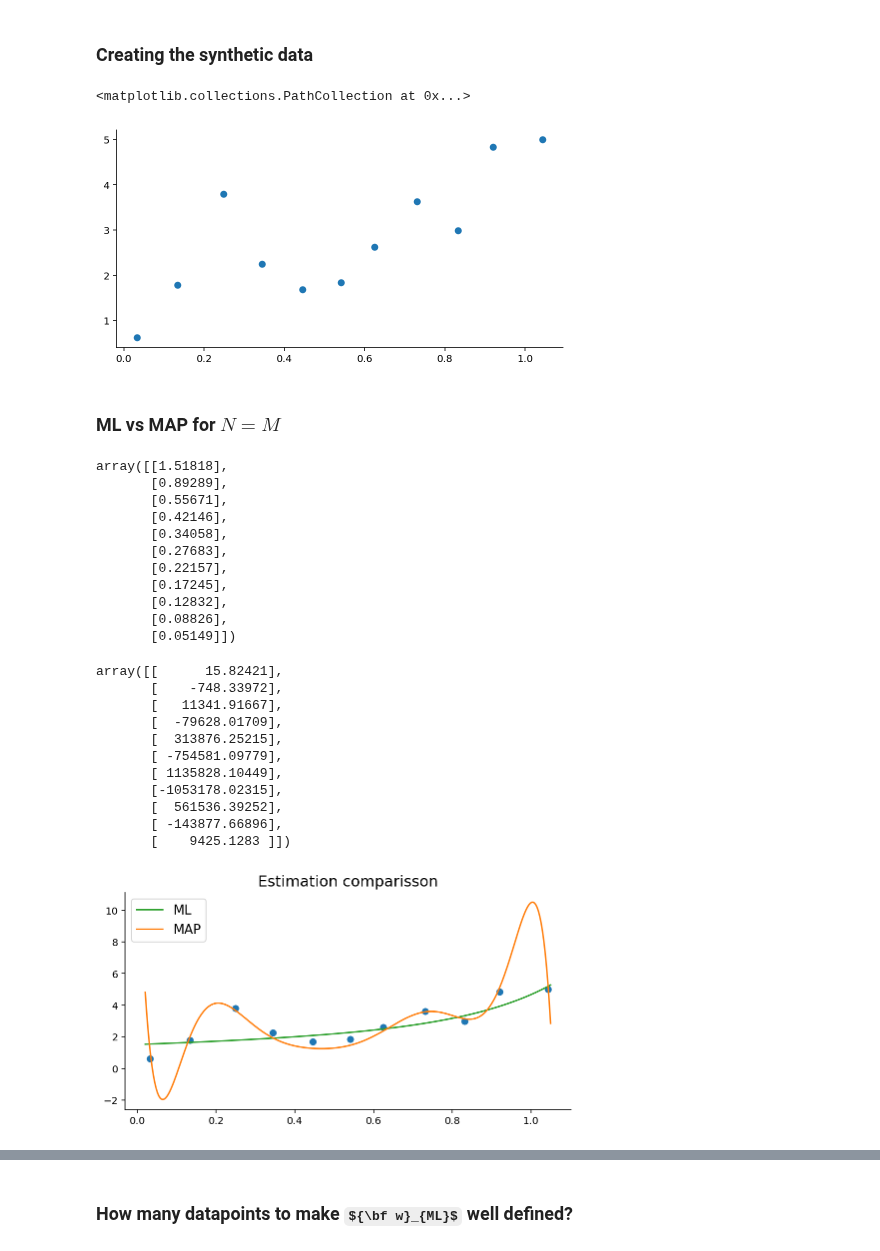
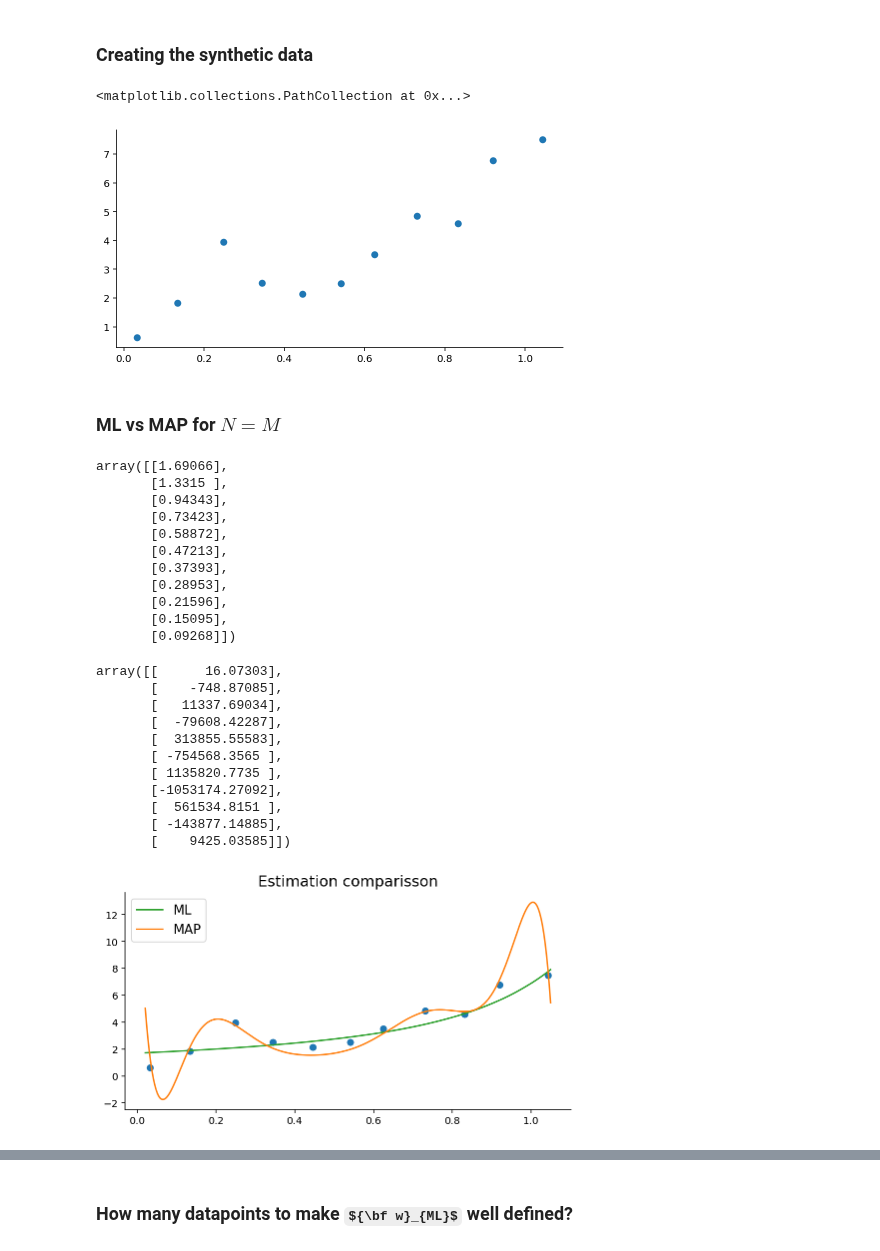
Before and after one commit to gerdm/prml, a Jupyter notebook: chapter03/ml-vs-map.ipynb, the cells around one changed output, grey strips where cells are left out. Cells and saved outputs as stored; diff of their text form; code cells hidden in the pictures; some formulas as TeX source.

```diff
--- a/chapter03/ml-vs-map.ipynb
+++ b/chapter03/ml-vs-map.ipynb
@@ -18,47 +18,47 @@ np.set_printoptions(precision=5, suppress=True)
 # %%
 seed(31415)
 N, M = 11, 11
 α = 1.3
 x = np.linspace(0, 1, N) + np.random.rand(N) * 0.05
-t = 3 * x + 1.2 + np.random.randn(N) / α
+t = 3 * x + 2.3 * x ** 2 + 1.2 + np.random.randn(N) / α
 Phi = np.stack([x ** m for m in range(M)], axis=-1)
 
 plt.scatter(x, t)
 # %% [output]
 <matplotlib.collections.PathCollection at 0x...>
-[figure, old version]
+[figure, new version]
 # %% [markdown]
 ### ML vs MAP for $N=M$
 # %%
 w_map = inv(α * np.eye(M) + Phi.T @ Phi) @ Phi.T @ t[:, None]
 w_map
 # %% [output]
-array([[1.51818],
-       [0.89289],
-       [0.55671],
-       [0.42146],
-       [0.34058],
-       [0.27683],
-       [0.22157],
-       [0.17245],
-       [0.12832],
-       [0.08826],
-       [0.05149]])
+array([[1.69066],
+       [1.3315 ],
+       [0.94343],
+       [0.73423],
+       [0.58872],
+       [0.47213],
+       [0.37393],
+       [0.28953],
+       [0.21596],
+       [0.15095],
+       [0.09268]])
 # %%
 w_ml = inv(Phi.T @ Phi) @ Phi.T @ t[:, None]
 w_ml
 # %% [output]
-array([[      15.82421],
-       [    -748.33972],
-       [   11341.91667],
-       [  -79628.01709],
-       [  313876.25215],
-       [ -754581.09779],
-       [ 1135828.10449],
-       [-1053178.02315],
-       [  561536.39252],
-       [ -143877.66896],
-       [    9425.1283 ]])
+array([[      16.07303],
+       [    -748.87085],
+       [   11337.69034],
+       [  -79608.42287],
+       [  313855.55583],
+       [ -754568.3565 ],
+       [ 1135820.7735 ],
+       [-1053174.27092],
+       [  561534.8151 ],
+       [ -143877.14885],
+       [    9425.03585]])
 # %%
 N_test = 300
 x_test = np.linspace(0.02, 1.05, N_test)
@@ -72,7 +72,7 @@ plt.scatter(x, t, c="tab:blue")
 plt.title("Estimation comparisson", fontsize=15)
 plt.legend(fontsize=13);
 # %% [output]
-[figure, old version]
+[figure, new version]
 # %% [markdown]
 ### ${\bf w}_\text{MAP}$ for different $\alpha$ values
 
```
Also changed, not shown: parts of 7 cells of this notebook.
